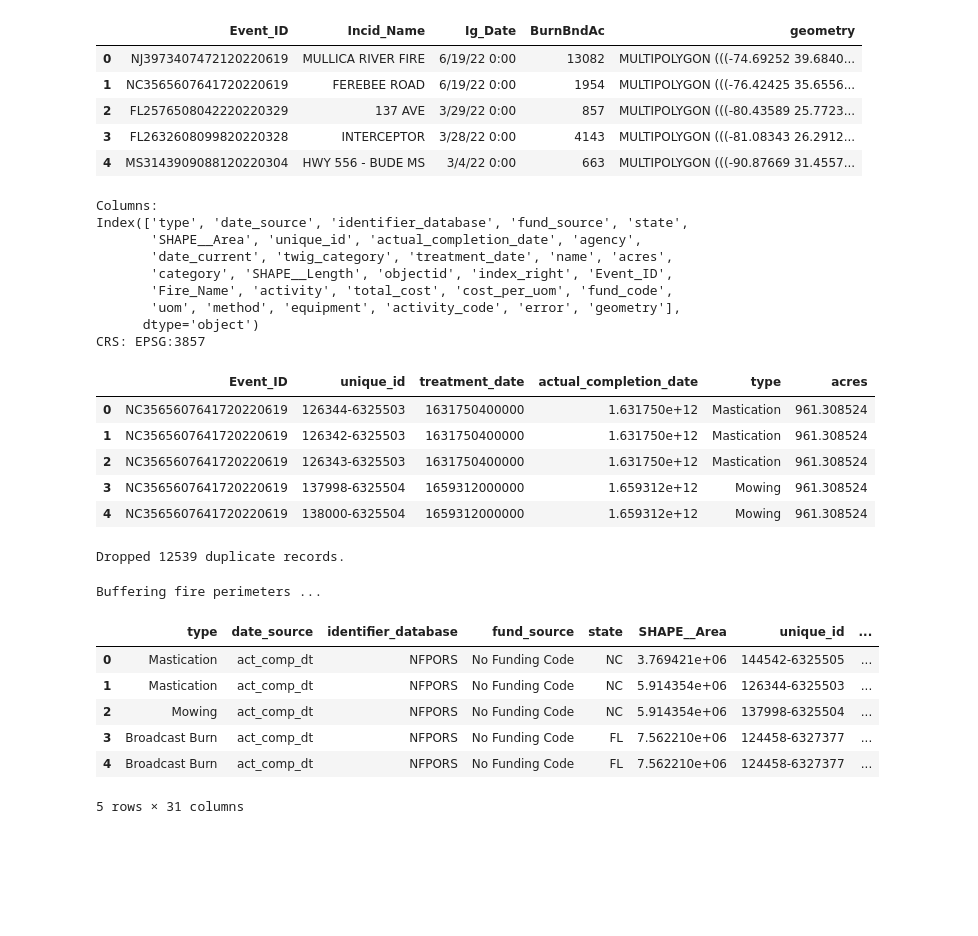
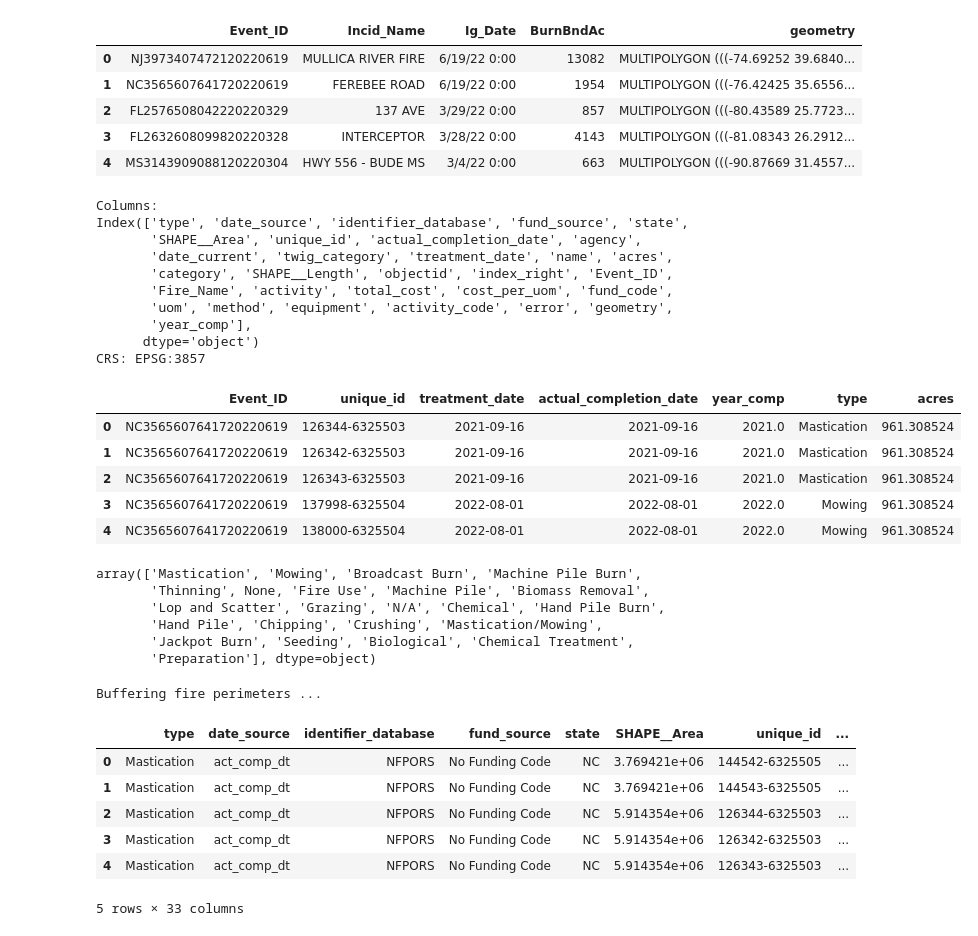
Before and after one commit to Colorado-Forest-Restoration-Institute/Fuels_Treatments_Reduce_Wildfire_Costs, a Jupyter notebook: code/01b-TWIG_summary.ipynb, the cells around one changed output. Cells and saved outputs as stored; diff of their text form; code cells hidden in the pictures; blank space fills up the shorter version.

```diff
--- a/code/01b-TWIG_summary.ipynb
+++ b/code/01b-TWIG_summary.ipynb
@@ -41,63 +41,68 @@ CRS: EPSG:4326
 # %%
 # load the fuel treatment data
 fp = os.path.join(projdir, 'data/spatial/treatments/twig_treatments_1km.gpkg')
 trts = gpd.read_file(fp)
+# convert date fields and extract the year
+trts['treatment_date'] = pd.to_datetime(trts['treatment_date'], unit='ms', errors='coerce')
+trts['actual_completion_date'] = pd.to_datetime(trts['actual_completion_date'], unit='ms', errors='coerce')
+trts['year_comp'] = trts['actual_completion_date'].dt.year
+# check on the structure
 print(f"Columns:\n{trts.columns}")
 print(f"CRS: {trts.crs}")
-trts[['Event_ID', 'unique_id', 'treatment_date', 'actual_completion_date', 'type', 'acres']].head()
+trts[['Event_ID', 'unique_id', 'treatment_date', 'actual_completion_date', 'year_comp', 'type', 'acres']].head()
 # %% [output]
 Columns:
 Index(['type', 'date_source', 'identifier_database', 'fund_source', 'state',
        'SHAPE__Area', 'unique_id', 'actual_completion_date', 'agency',
        'date_current', 'twig_category', 'treatment_date', 'name', 'acres',
        'category', 'SHAPE__Length', 'objectid', 'index_right', 'Event_ID',
        'Fire_Name', 'activity', 'total_cost', 'cost_per_uom', 'fund_code',
-       'uom', 'method', 'equipment', 'activity_code', 'error', 'geometry'],
+       'uom', 'method', 'equipment', 'activity_code', 'error', 'geometry',
+       'year_comp'],
       dtype='object')
 CRS: EPSG:3857
-|  | Event_ID | unique_id | treatment_date | actual_completion_date | type | acres |
-| 0 | NC3565607641720220619 | 126344-6325503 | 1631750400000 | 1.631750e+12 | Mastication | 961.308524 |
-| 1 | NC3565607641720220619 | 126342-6325503 | 1631750400000 | 1.631750e+12 | Mastication | 961.308524 |
-| 2 | NC3565607641720220619 | 126343-6325503 | 1631750400000 | 1.631750e+12 | Mastication | 961.308524 |
-| 3 | NC3565607641720220619 | 137998-6325504 | 1659312000000 | 1.659312e+12 | Mowing | 961.308524 |
-| 4 | NC3565607641720220619 | 138000-6325504 | 1659312000000 | 1.659312e+12 | Mowing | 961.308524 |
+|  | Event_ID | unique_id | treatment_date | actual_completion_date | year_comp | type | acres |
+| 0 | NC3565607641720220619 | 126344-6325503 | 2021-09-16 | 2021-09-16 | 2021.0 | Mastication | 961.308524 |
+| 1 | NC3565607641720220619 | 126342-6325503 | 2021-09-16 | 2021-09-16 | 2021.0 | Mastication | 961.308524 |
+| 2 | NC3565607641720220619 | 126343-6325503 | 2021-09-16 | 2021-09-16 | 2021.0 | Mastication | 961.308524 |
+| 3 | NC3565607641720220619 | 137998-6325504 | 2022-08-01 | 2022-08-01 | 2022.0 | Mowing | 961.308524 |
+| 4 | NC3565607641720220619 | 138000-6325504 | 2022-08-01 | 2022-08-01 | 2022.0 | Mowing | 961.308524 |
-# %%
-# handle duplicate records
-# obvious ones first
-N = len(trts)
-trts = trts.drop_duplicates(subset=['Event_ID', 'treatment_date', 'actual_completion_date', 'type', 'acres', 'geometry'])
-print(f"Dropped {N - len(trts)} duplicate records.")
-# %% [output]
-Dropped 12539 duplicate records.
+# %%
+trts['type'].unique()
+# %% [output]
+array(['Mastication', 'Mowing', 'Broadcast Burn', 'Machine Pile Burn',
+       'Thinning', None, 'Fire Use', 'Machine Pile', 'Biomass Removal',
+       'Lop and Scatter', 'Grazing', 'N/A', 'Chemical', 'Hand Pile Burn',
+       'Hand Pile', 'Chipping', 'Crushing', 'Mastication/Mowing',
+       'Jackpot Burn', 'Seeding', 'Biological', 'Chemical Treatment',
+       'Preparation'], dtype=object)
 # %%
 # crop treatments to the fire perimeters
 # buffer perimeters 1km
 print("Buffering fire perimeters ...")
-buffer = mtbs.copy().to_crs('EPSG:5070') # make sure we're in meters for the buffer
+buffer = mtbs.copy().to_crs(trts.crs) # match CRS to treatments
 buffer['geometry'] = buffer.geometry.buffer(1000)
+buffer['fire_buffer_acres'] = buffer.geometry.area / 4046.86 # recalculate mtbs acres with buffer
 buffer = buffer.to_crs(trts.crs) # now match the treatment CRS
-
+# loop through fires, crop treatment data to bounds
 trt_clips = [] # to store the results
 for idx, fire_row in tqdm(buffer.iterrows(), total=buffer.shape[0], desc='Processing Fires'):
     fire_id = fire_row['Event_ID']
+    fire_acres = fire_row['fire_buffer_acres']
     fire_geom = fire_row['geometry']
 
     # select overlapping treatments
-    candidates = trts[trts.intersects(fire_geom)]
+    trts_fire = trts[trts['Event_ID'] == fire_id]
 
-    if not candidates.empty:
-        # Clip treatments to this fire buffer
-        clipped = gpd.clip(candidates, fire_geom)
-        clipped['Event_ID'] = fire_id  # Track which fire this treatment is from
+    if not trts_fire.empty:
+        # Clip treatments to the fire perimeter buffer
+        clipped = gpd.clip(trts_fire, fire_geom)
+        clipped['fire_buffer_acres'] = fire_acres
         trt_clips.append(clipped)
-        del clipped
-    del candidates
+        del clipped, trts_fire
 
 # Combine all clipped results into one GeoDataFrame
-if trt_clips:
-    trts_fire = gpd.GeoDataFrame(pd.concat(trt_clips, ignore_index=True), crs=trts.crs)
-else:
-    trts_fire = gpd.GeoDataFrame()
+trts_fire = gpd.GeoDataFrame(pd.concat(trt_clips, ignore_index=True), crs=trts.crs)
 del trt_clips
 
 # Recalculate area
@@ -107,8 +112,8 @@ trts_fire.head()
 Buffering fire perimeters ...
 |  | type | date_source | identifier_database | fund_source | state | SHAPE__Area | unique_id | ... |
 | 0 | Mastication | act_comp_dt | NFPORS | No Funding Code | NC | 3.769421e+06 | 144542-6325505 | ... |
-| 1 | Mastication | act_comp_dt | NFPORS | No Funding Code | NC | 5.914354e+06 | 126344-6325503 | ... |
-| 2 | Mowing | act_comp_dt | NFPORS | No Funding Code | NC | 5.914354e+06 | 137998-6325504 | ... |
-| 3 | Broadcast Burn | act_comp_dt | NFPORS | No Funding Code | FL | 7.562210e+06 | 124458-6327377 | ... |
-| 4 | Broadcast Burn | act_comp_dt | NFPORS | No Funding Code | FL | 7.562210e+06 | 124458-6327377 | ... |
+| 1 | Mastication | act_comp_dt | NFPORS | No Funding Code | NC | 3.769421e+06 | 144543-6325505 | ... |
+| 2 | Mastication | act_comp_dt | NFPORS | No Funding Code | NC | 5.914354e+06 | 126344-6325503 | ... |
+| 3 | Mastication | act_comp_dt | NFPORS | No Funding Code | NC | 5.914354e+06 | 126342-6325503 | ... |
+| 4 | Mastication | act_comp_dt | NFPORS | No Funding Code | NC | 5.914354e+06 | 126343-6325503 | ... |
-5 rows × 31 columns
+5 rows × 33 columns
```
Also changed, not shown: parts of 14 cells of this notebook.
